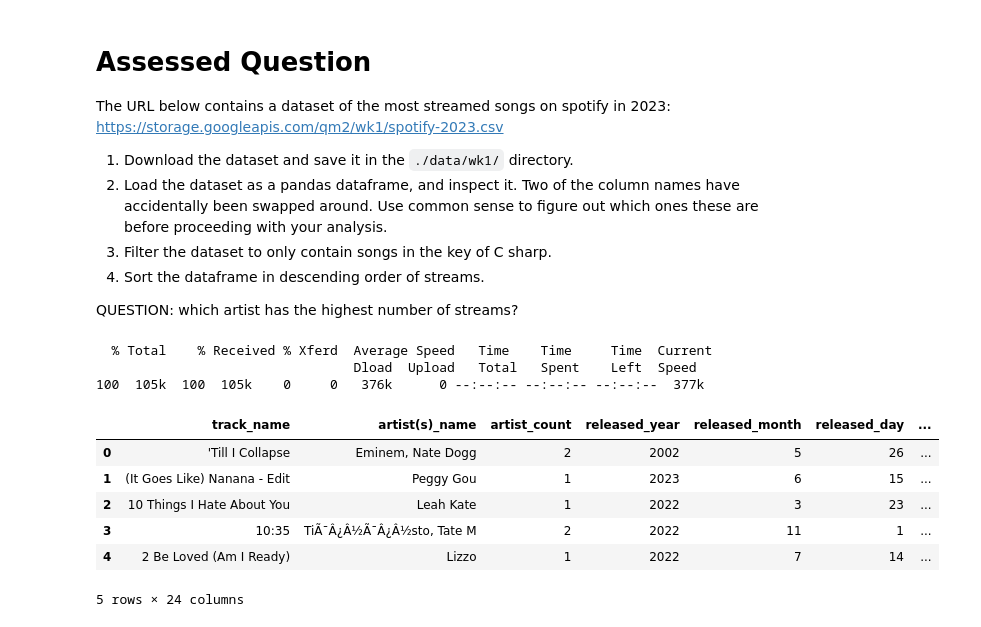
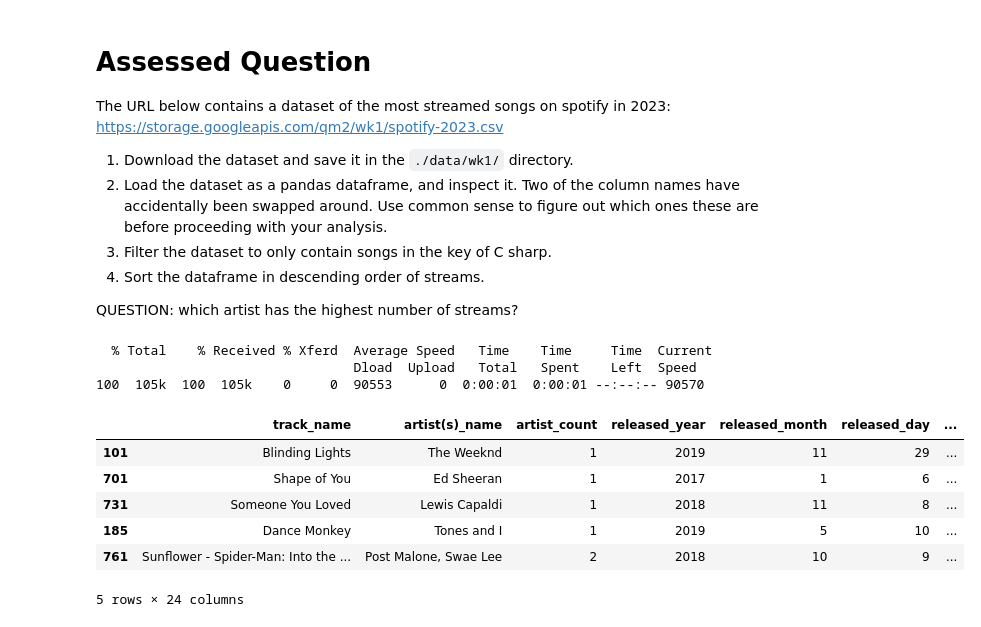
Before and after one commit to yui661/QM2, a Jupyter notebook: notebooks/W01. Python Recap.ipynb, the cells around one changed output. Saved outputs shown, nothing was run; the diff lists cells and outputs as text; code cells hidden in the pictures.

```diff
--- a/notebooks/W01. Python Recap.ipynb
+++ b/notebooks/W01. Python Recap.ipynb
@@ -236,24 +236,27 @@ QUESTION: which artist has the highest number of streams?
 # %%
 # use this code cell to answer the question
 
 #storing the URL into the directory just made
 ! curl https://storage.googleapis.com/qm2/wk1/spotify-2023.csv -o ./data/wk1/spotify-2023.csv
+
+#importing pandas, let it read the data, and print the first five of the dataset
+import pandas
+data=pandas.read_csv('./data/wk1/spotify-2023.csv')
+data.head()
+
+#Filter datasets with key C#
+data[data['key']=="C#"].head()
+
+#print in descending order (beats per minutes and stream are swapped)
+data.sort_values(by='bpm', ascending=False).head()
 # %% [output]
   % Total    % Received % Xferd  Average Speed   Time    Time     Time  Current
                                  Dload  Upload   Total   Spent    Left  Speed
-100  105k  100  105k    0     0   376k      0 --:--:-- --:--:-- --:--:--  377k
+100  105k  100  105k    0     0  90553      0  0:00:01  0:00:01 --:--:-- 90570
+|  | track_name | artist(s)_name | artist_count | released_year | released_month | released_day | ... |
+| 101 | Blinding Lights | The Weeknd | 1 | 2019 | 11 | 29 | ... |
+| 701 | Shape of You | Ed Sheeran | 1 | 2017 | 1 | 6 | ... |
+| 731 | Someone You Loved | Lewis Capaldi | 1 | 2018 | 11 | 8 | ... |
+| 185 | Dance Monkey | Tones and I | 1 | 2019 | 5 | 10 | ... |
+| 761 | Sunflower - Spider-Man: Into the ... | Post Malone, Swae Lee | 2 | 2018 | 10 | 9 | ... |
+5 rows × 24 columns
-# %%
-#importing pandas, let it read the data, and print the first five of the dataset
-import pandas
-data=pandas.read_csv('./data/wk1/spotify-2023.csv')
-#two of the column names swapped around?
-data=data.rename(columns={'bpm':'streams','streams':'bpm'})
-data.head()
-# %% [output]
-|  | track_name | artist(s)_name | artist_count | released_year | released_month | released_day | ... |
-| 0 | 'Till I Collapse | Eminem, Nate Dogg | 2 | 2002 | 5 | 26 | ... |
-| 1 | (It Goes Like) Nanana - Edit | Peggy Gou | 1 | 2023 | 6 | 15 | ... |
-| 2 | 10 Things I Hate About You | Leah Kate | 1 | 2022 | 3 | 23 | ... |
-| 3 | 10:35 | TiÃ¯Â¿Â½Ã¯Â¿Â½sto, Tate M | 2 | 2022 | 11 | 1 | ... |
-| 4 | 2 Be Loved (Am I Ready) | Lizzo | 1 | 2022 | 7 | 14 | ... |
-5 rows × 24 columns
```
Also changed, not shown: parts of 3 cells of this notebook.
